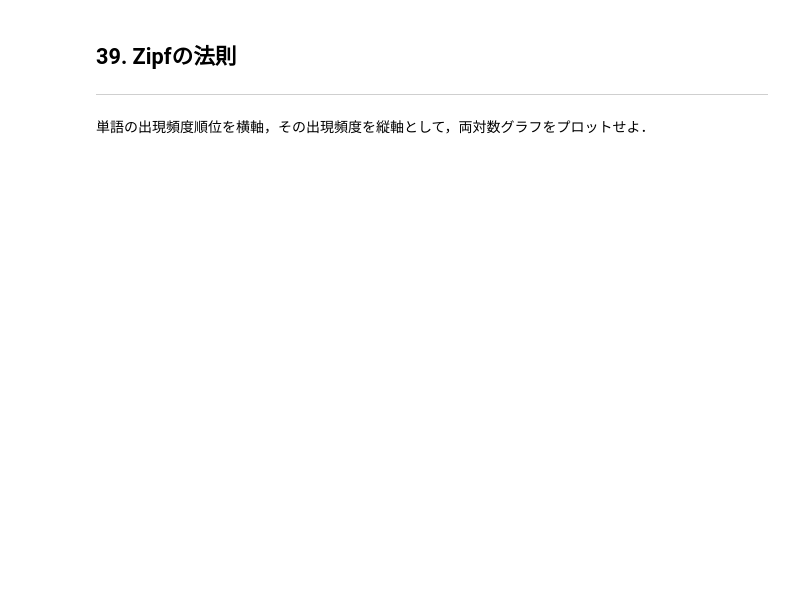
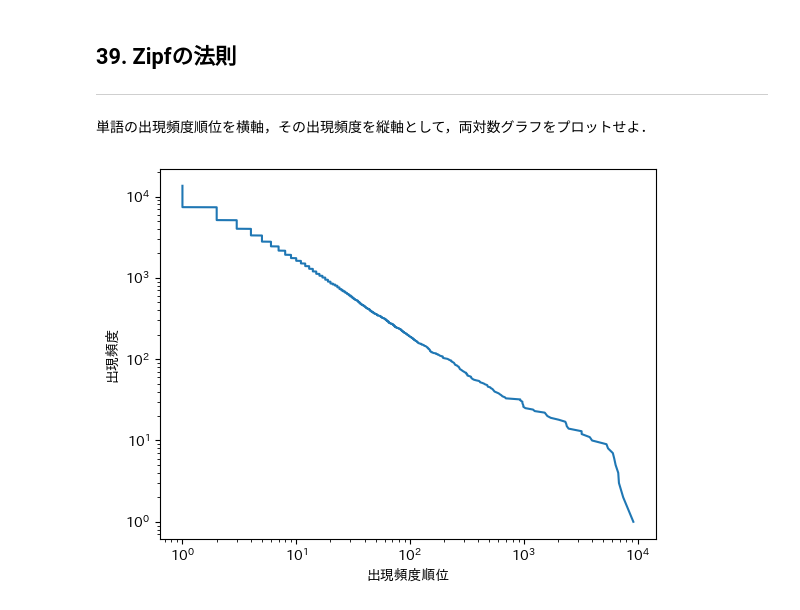
Before and after one commit to haru1290/nlp100, a Jupyter notebook: notebooks/chapter04.ipynb, the cells around one changed output. Saved outputs shown, nothing was run; the diff lists cells and outputs as text; code cells hidden in the pictures; blank space fills up the shorter version.

```diff
--- a/notebooks/chapter04.ipynb
+++ b/notebooks/chapter04.ipynb
@@ -153,3 +276,12 @@ for verb_base in list(verb_bases)[:10]:
 ## 39. Zipfの法則
 ---
 単語の出現頻度順位を横軸，その出現頻度を縦軸として，両対数グラフをプロットせよ．
+# %%
+plt.plot(dict(word_freqs).values(), range(1, len(word_freqs)+1))
+plt.xlabel('出現頻度順位')
+plt.ylabel('出現頻度')
+plt.xscale('log')
+plt.yscale('log')
+plt.show()
+# %% [output]
+[figure, added]
```
Also changed, not shown: parts of 12 cells of this notebook.
